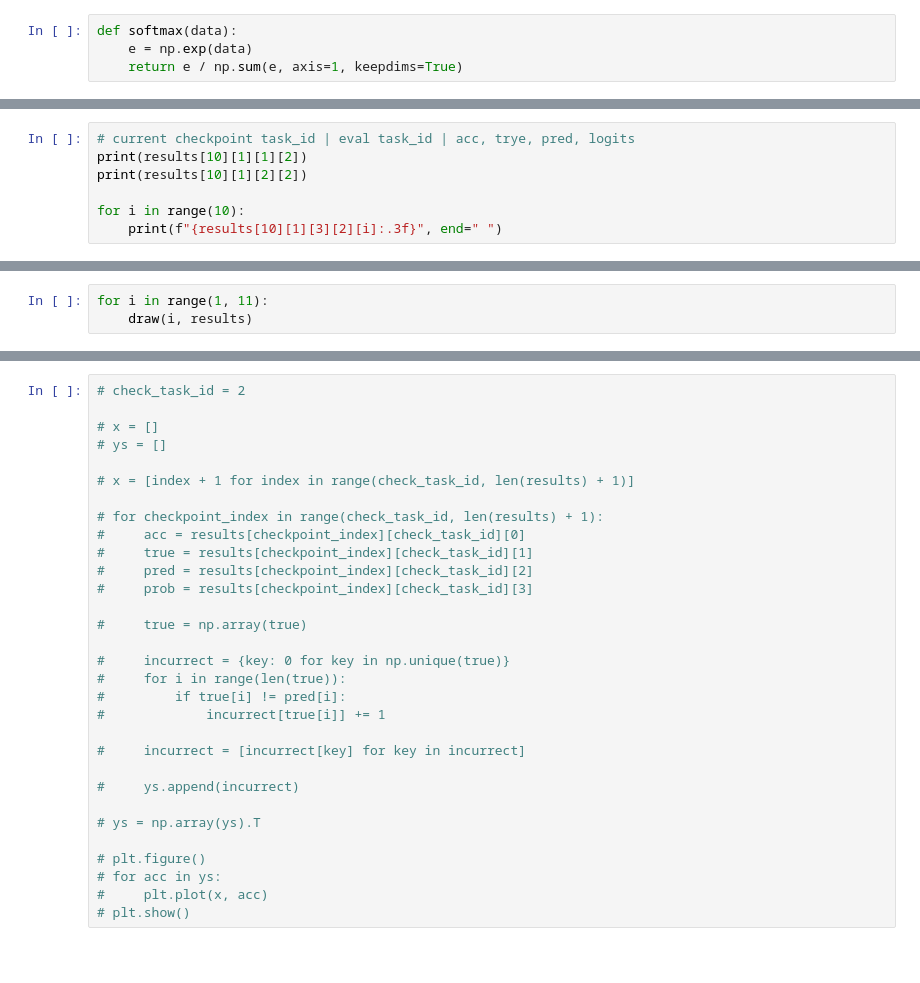
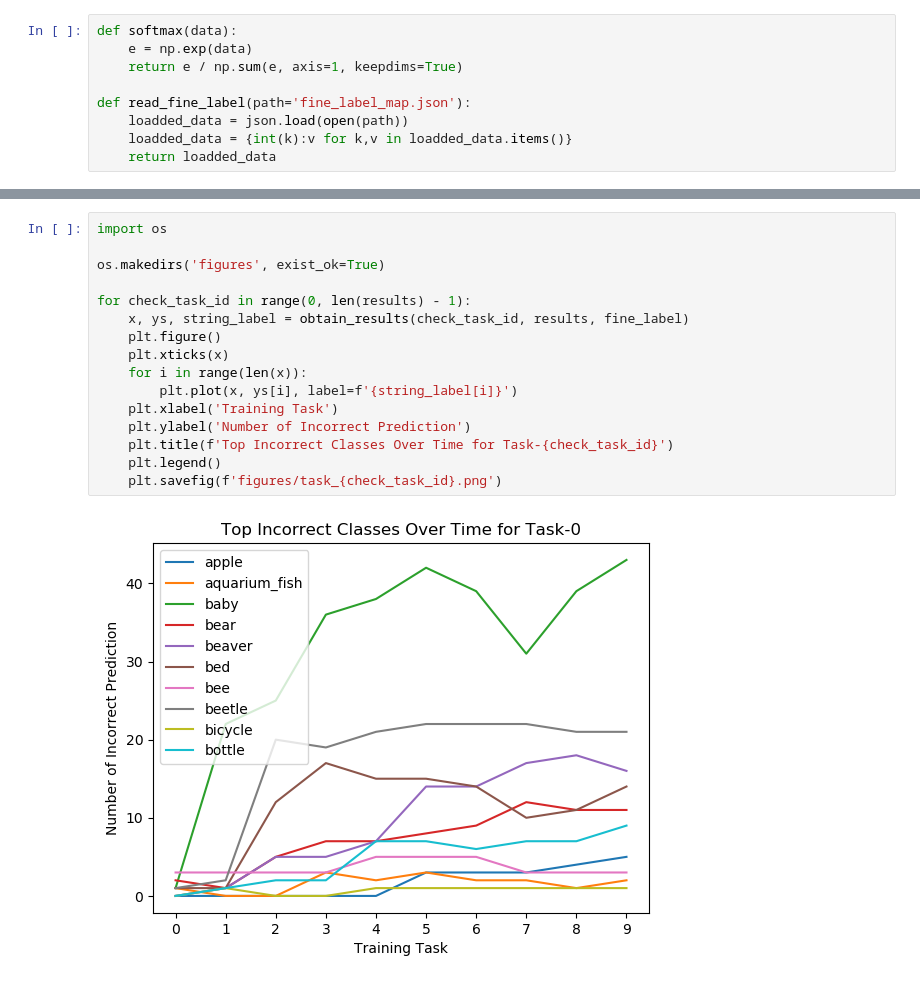
Before and after one commit to KwangryeolPark/CODA-Prompt, a Jupyter notebook: original/1.analysis.ipynb, the cells around one changed output, grey strips where cells are left out. Cells and saved outputs as stored; diff of their text form; blank space fills up the shorter version.

```diff
--- a/original/1.analysis.ipynb
+++ b/original/1.analysis.ipynb
@@ -10,4 +11,9 @@ import matplotlib.pyplot as plt
 def softmax(data):
     e = np.exp(data)
     return e / np.sum(e, axis=1, keepdims=True)
+
+def read_fine_label(path='fine_label_map.json'):
+    loadded_data = json.load(open(path))
+    loadded_data = {int(k):v for k,v in loadded_data.items()}
+    return loadded_data
 # %%
@@ -28,7 +33,0 @@ for checkpoint_id in results:
-# %%
-# current checkpoint task_id | eval task_id | acc, trye, pred, logits
-print(results[10][1][1][2])
-print(results[10][1][2][2])
-
-for i in range(10):
-    print(f"{results[10][1][3][2][i]:.3f}", end=" ")
@@ -70,3 +59,0 @@ def draw(check_task_id, data):
-# %%
-for i in range(1, 11):
-    draw(i, results)
@@ -87,31 +60,18 @@ for i in range(1, 11):
-# %%
-# check_task_id = 2
-
-# x = []
-# ys = []
-
-# x = [index + 1 for index in range(check_task_id, len(results) + 1)]
-
-# for checkpoint_index in range(check_task_id, len(results) + 1):
-#     acc = results[checkpoint_index][check_task_id][0]
-#     true = results[checkpoint_index][check_task_id][1]
-#     pred = results[checkpoint_index][check_task_id][2]
-#     prob = results[checkpoint_index][check_task_id][3]
-
-#     true = np.array(true)
-
-#     incurrect = {key: 0 for key in np.unique(true)}
-#     for i in range(len(true)):
-#         if true[i] != pred[i]:
-#             incurrect[true[i]] += 1
-
-#     incurrect = [incurrect[key] for key in incurrect]
-
-#     ys.append(incurrect)
-
-# ys = np.array(ys).T
-
-# plt.figure()
-# for acc in ys:
-#     plt.plot(x, acc)
-# plt.show()
+# %%
+import os
+
+os.makedirs('figures', exist_ok=True)
+
+for check_task_id in range(0, len(results) - 1):
+    x, ys, string_label = obtain_results(check_task_id, results, fine_label)
+    plt.figure()
+    plt.xticks(x)
+    for i in range(len(x)):
+        plt.plot(x, ys[i], label=f'{string_label[i]}')
+    plt.xlabel('Training Task')
+    plt.ylabel('Number of Incorrect Prediction')
+    plt.title(f'Top Incorrect Classes Over Time for Task-{check_task_id}')
+    plt.legend()
+    plt.savefig(f'figures/task_{check_task_id}.png')
+# %% [output]
+[figure, added]
```
Also changed, not shown: parts of 6 cells of this notebook, 1 other file.
